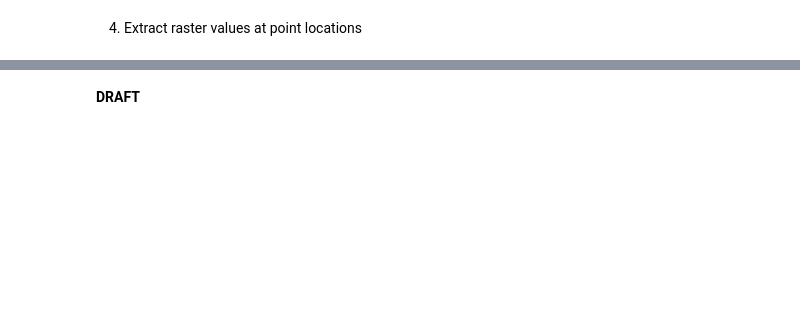
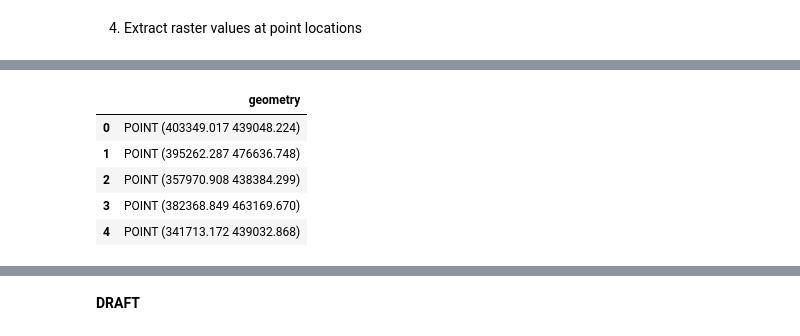
Before and after one commit to alexdelai/NDVI-dimist, a Jupyter notebook: script_greenspace_dataframe.ipynb, the cells around one changed output, grey strips where cells are left out. Saved outputs shown, nothing was run; the diff lists cells and outputs as text; code cells hidden in the pictures; blank space fills up the shorter version.

```diff
--- a/script_greenspace_dataframe.ipynb
+++ b/script_greenspace_dataframe.ipynb
@@ -89,0 +124,13 @@ rasterio.io.DatasetWriter
+# %%
+# convert list of point geometries to geodataframe
+df = pd.DataFrame(ndvi_100_sample, columns=['geometry'])
+gdf = gpd.GeoDataFrame(df, geometry='geometry', crs = 'epsg:27700')
+#type(gdf)
+gdf.head()
+# %% [output]
+|  | geometry |
+| 0 | POINT (403349.017 439048.224) |
+| 1 | POINT (395262.287 476636.748) |
+| 2 | POINT (357970.908 438384.299) |
+| 3 | POINT (382368.849 463169.670) |
+| 4 | POINT (341713.172 439032.868) |
```
Also changed, not shown: parts of 39 cells of this notebook.
